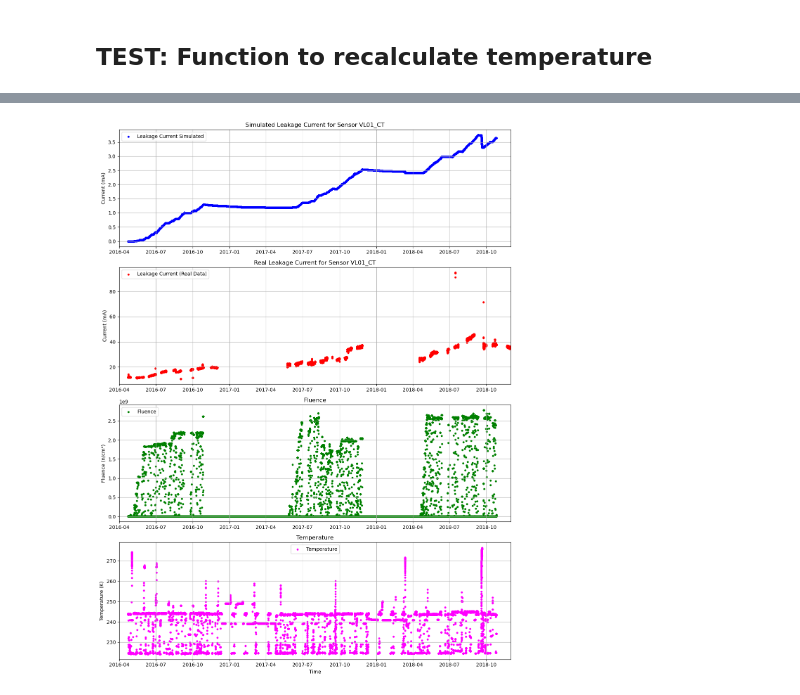
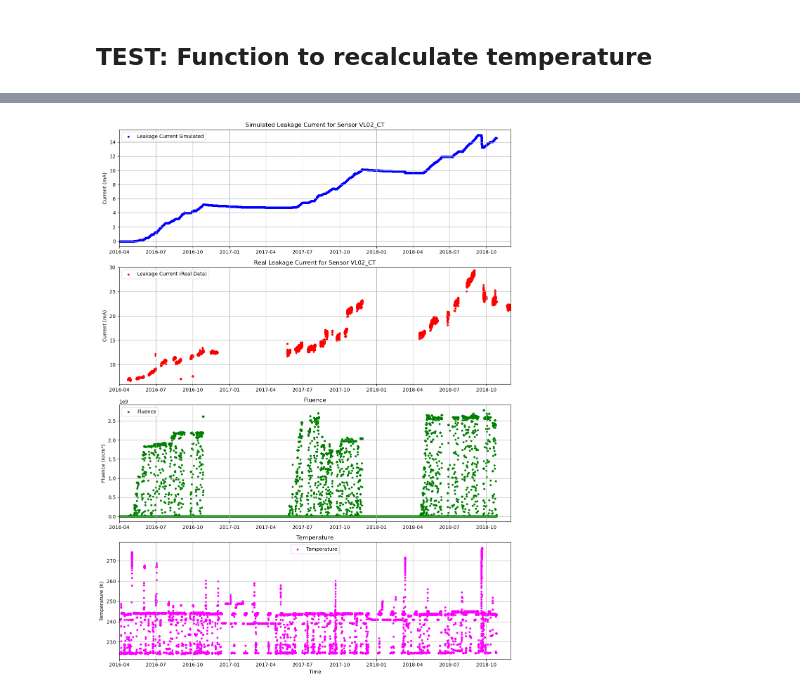
Before and after one commit to mariapycior/hamburg_model_impl, a Jupyter notebook: test_area.ipynb, the cells around one changed output, grey strips where cells are left out. Drawn from its saved outputs; the diff is of its cells as text; code cells hidden in the pictures.

```diff
--- a/test_area.ipynb
+++ b/test_area.ipynb
@@ -29,7 +32,6 @@ from fluence_lib import (
 KB = 8.617333262145e-5  # Boltzmann constant in eV/K
 T_REF = 294.15  # Reference temperature in K (20°C)
 E_I_STAR = 1.30  # Activation energy in eV
-
 # Default parameters
 ALPHA_I = 1.23e-17  # A/cm
 ALPHA_0_STAR = 7.07e-17  # A/cm
@@ -37,7 +39,7 @@ BETA = 3.29e-18 # A/cm
 E_I = 1.11 # eV
 K_0I = 1.2e13 #1/s
 T_0 = 1.0 #min
-V=40.0 #cm3
+V=4.0 #cm3
 
 class Parameters:
     """
@@ -152,3 +171,4 @@ current_sample_file = os.path.join('in_data', 'run2_current_sample.csv')
 current_sample_df = pd.read_csv(current_sample_file)
 current_sample_df['TS'] = pd.to_datetime(current_sample_df['TS'])  # Convert TS to datetime
 current_sample_df.set_index('TS', inplace=True)
+current_adjusted = fluence_lib.adjust_current_with_temperature(current_sample_df, temp_df, params,'VL02_CT')
@@ -174,5 +175,5 @@ adjusted_current = fluence_lib.adjust_current_with_temperature(current_sample_df
 # %%
-fluence_lib.plot_leakage_current(df, adjusted_current,'VL01_CT')
+fluence_lib.plot_leakage_current(df, current_adjusted,'VL02_CT')
 # %% [output]
-[figure, old version]
+[figure, new version]
 # %%
```
Also changed, not shown: parts of 5 cells of this notebook, 6 other files.
